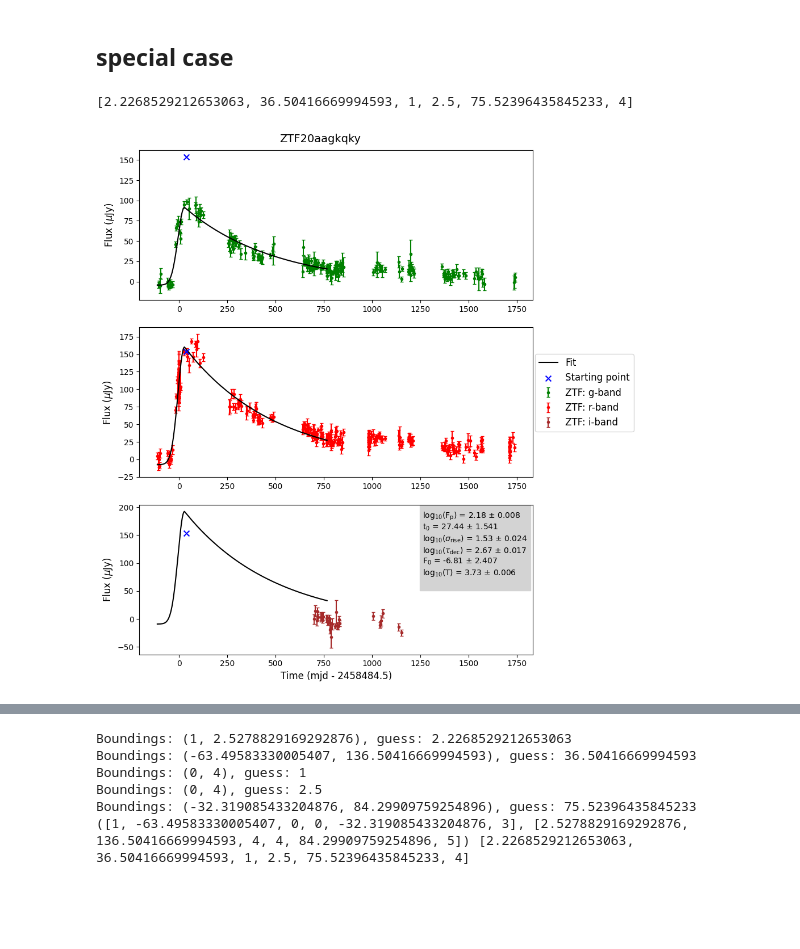
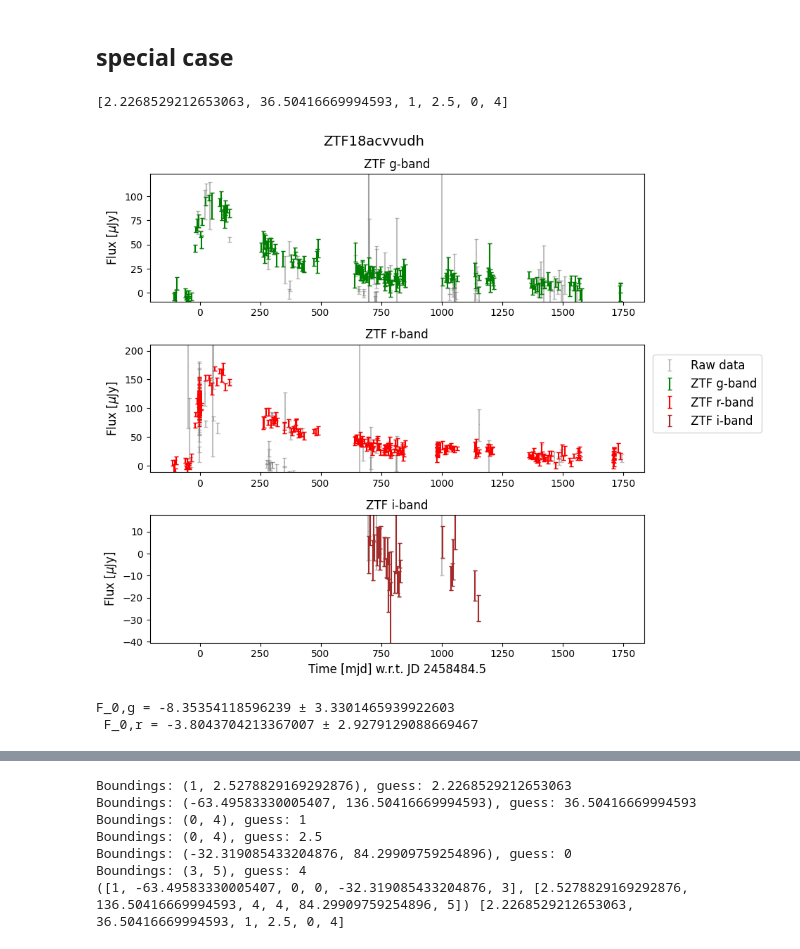
Before and after one commit to TimvdVuurst/FRP_TimvdVuurst, a Jupyter notebook: class_test.ipynb, the cells around one changed output, grey strips where cells are left out. Saved outputs shown, nothing was run; the diff lists cells and outputs as text; code cells hidden in the pictures; blank space fills up the shorter version.

```diff
--- a/class_test.ipynb
+++ b/class_test.ipynb
@@ -349,13 +434,13 @@ err_ztf_obj.fit()
 # %%
 test_ztf = 'ZTF18acvvudh'
 test_ztf_path = os.path.join(sjoertpath,test_ztf)
 test_ztf_data = pd.read_csv(os.path.join(test_ztf_path,test_ztf+"_clean_data.txt"),sep='\t',comment='#',names=['time','flux','flux_unc','zeropoint','filter'])
-ztf = ZTF_forced_phot(test_ztf)
-# ztf.plot_clean_unclean_data()
-# ztf.guesses = [2.2268529212653063, 36.50416669994593, 1, 2.5, 100.6986191446031, 4]
-print(ztf.guesses)
+test_ztf = ZTF_forced_phot(test_ztf)
 
-ztf.fit()
+test_ztf.plot_clean_unclean_data()
+test_ztf.fit()
 # %% [output]
-[2.2268529212653063, 36.50416669994593, 1, 2.5, 75.52396435845233, 4]
+[2.2268529212653063, 36.50416669994593, 1, 2.5, 0, 4]
-[figure, old version]
+[figure, new version]
+F_0,g = -8.35354118596239 ± 3.3301465939922603
+ F_0,r = -3.8043704213367007 ± 2.9279129088669467
@@ -362,12 +448,13 @@ ztf.fit()
 # %%
 boundings = list(zip(*ztf.boundings))
-for i in range(5):
+for i in range(6):
     print(f"Boundings: {boundings[i]}, guess: {ztf.guesses[i]}")
-print(ztf.boundings,ztf.guesses)
+print(test_ztf.boundings,test_ztf.guesses)
 # %% [output]
 Boundings: (1, 2.5278829169292876), guess: 2.2268529212653063
 Boundings: (-63.49583330005407, 136.50416669994593), guess: 36.50416669994593
 Boundings: (0, 4), guess: 1
 Boundings: (0, 4), guess: 2.5
-Boundings: (-32.319085433204876, 84.29909759254896), guess: 75.52396435845233
-([1, -63.49583330005407, 0, 0, -32.319085433204876, 3], [2.5278829169292876, 136.50416669994593, 4, 4, 84.29909759254896, 5]) [2.2268529212653063, 36.50416669994593, 1, 2.5, 75.52396435845233, 4]
+Boundings: (-32.319085433204876, 84.29909759254896), guess: 0
+Boundings: (3, 5), guess: 4
+([1, -63.49583330005407, 0, 0, -32.319085433204876, 3], [2.5278829169292876, 136.50416669994593, 4, 4, 84.29909759254896, 5]) [2.2268529212653063, 36.50416669994593, 1, 2.5, 0, 4]
```
Also changed, not shown: parts of 4 cells of this notebook, 1 other file.
